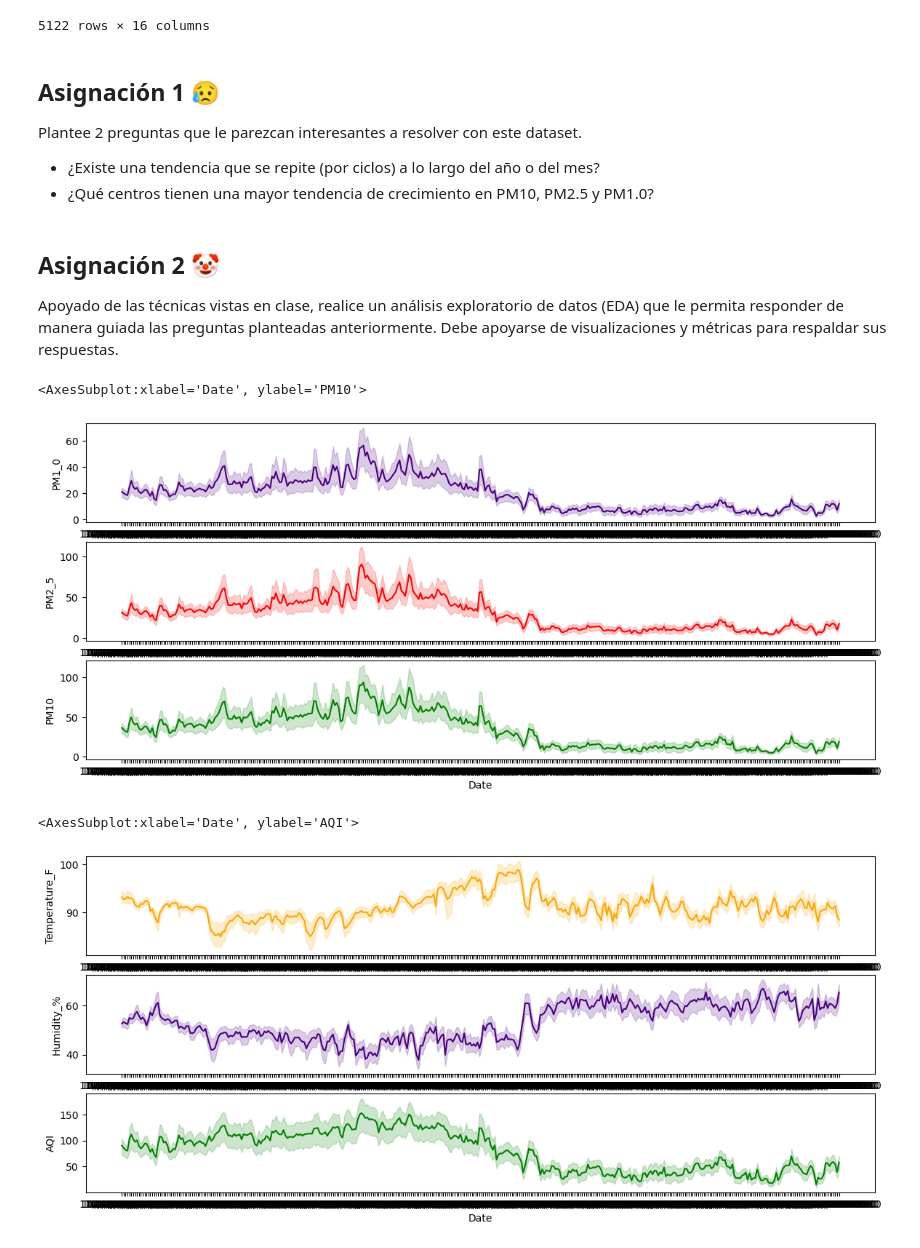
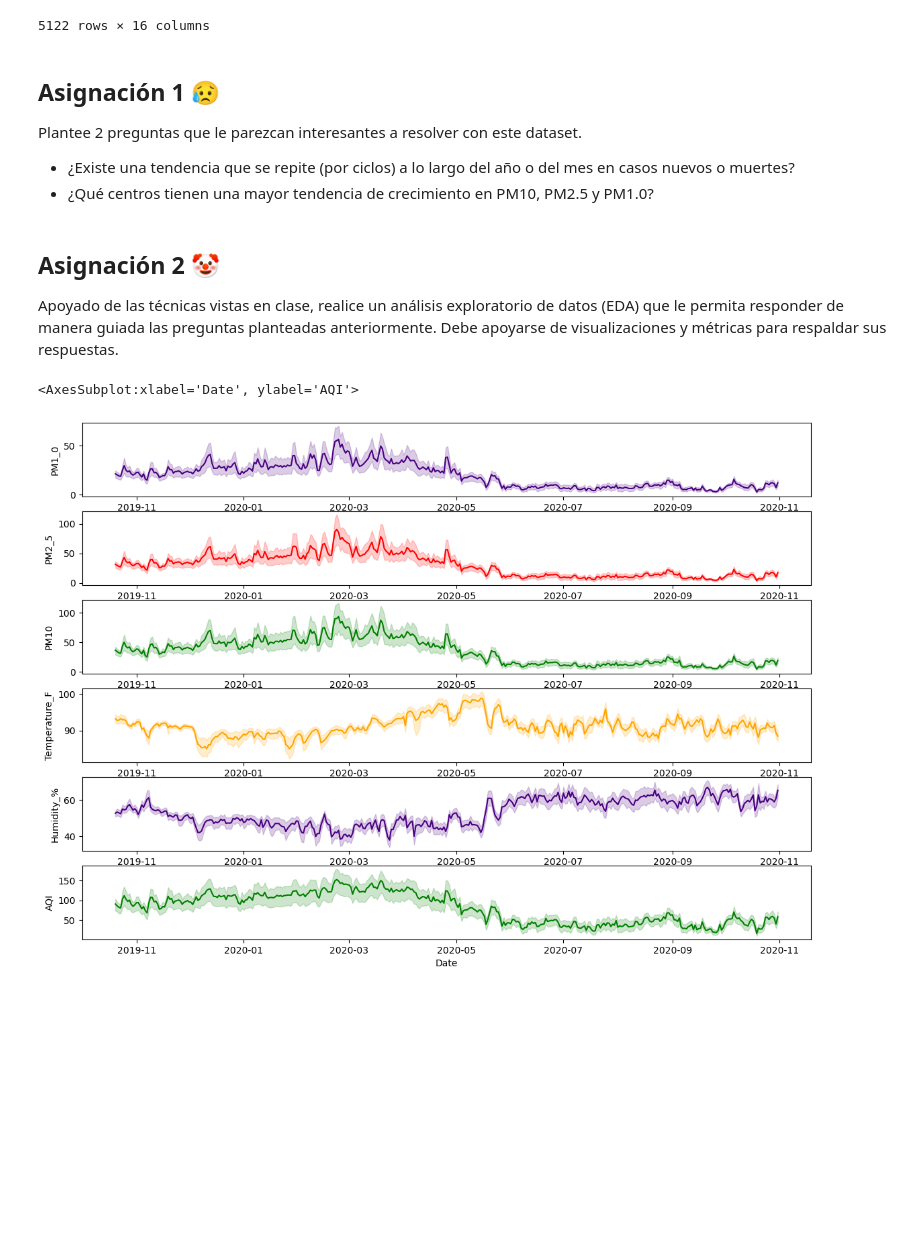
Before and after one commit to V-ivan11/Time-series, a Jupyter notebook: Tareas/4 - EDA en Series de Tiempo.ipynb, the cells around one changed output. Drawn from its saved outputs; the diff is of its cells as text; code cells hidden in the pictures; blank space fills up the shorter version.

```diff
--- a/Tareas/4 - EDA en Series de Tiempo.ipynb
+++ b/Tareas/4 - EDA en Series de Tiempo.ipynb
@@ -79,27 +77,24 @@ features.to_csv("Myanmar-Air-Quality.csv")
 ## Asignación 1 &#x1F625;
 
 Plantee 2 preguntas que le parezcan interesantes a resolver con este dataset.
-- ¿Existe una tendencia que se repite (por ciclos) a lo largo del año o del mes?
+- ¿Existe una tendencia que se repite (por ciclos) a lo largo del año o del mes en casos nuevos o muertes?
 - ¿Qué centros tienen una mayor tendencia de crecimiento en PM10, PM2.5 y PM1.0?
 # %% [markdown]
 ## Asignación 2 &#x1F921;
 
 Apoyado de las técnicas vistas en clase, realice un análisis exploratorio de datos (EDA) que le permita responder de manera guiada las preguntas planteadas anteriormente. Debe apoyarse de visualizaciones y métricas para respaldar sus respuestas.
+# %%
+features["Date"] = pd.to_datetime(features["Date"])
+features["week"] = features["Date"].dt.isocalendar().week
 # %%
-fig, axs = plt.subplots(ncols=1, nrows= 3, figsize=(14, 6))
+fig, axs = plt.subplots(ncols=1, nrows= 6, figsize=(14, 10))
 
 sns.lineplot(data=features, x="Date", y="PM1_0", color = "indigo", ax = axs[0])
 sns.lineplot(data=features, x="Date", y="PM2_5", color = "red", ax = axs[1])
 sns.lineplot(data=features, x="Date", y="PM10", color = "green", ax = axs[2])
+sns.lineplot(data=features, x="Date", y="Temperature_F", color = "orange", ax = axs[3])
+sns.lineplot(data=features, x="Date", y="Humidity_%", color = "indigo", ax = axs[4])
+sns.lineplot(data=features, x="Date", y="AQI", color = "green", ax = axs[5])
 # %% [output]
-<AxesSubplot:xlabel='Date', ylabel='PM10'>
+<AxesSubplot:xlabel='Date', ylabel='AQI'>
-[figure, old version]
+[figure, new version]
-# %%
-fig, axs = plt.subplots(ncols=1, nrows= 3, figsize=(14, 6))
-
-sns.lineplot(data=features, x="Date", y="Temperature_F", color = "orange", ax = axs[0])
-sns.lineplot(data=features, x="Date", y="Humidity_%", color = "indigo", ax = axs[1])
-sns.lineplot(data=features, x="Date", y="AQI", color = "green", ax = axs[2])
-# %% [output]
-<AxesSubplot:xlabel='Date', ylabel='AQI'>
-[figure, removed]
```
Also changed, not shown: parts of 11 cells of this notebook, 1 other file.
